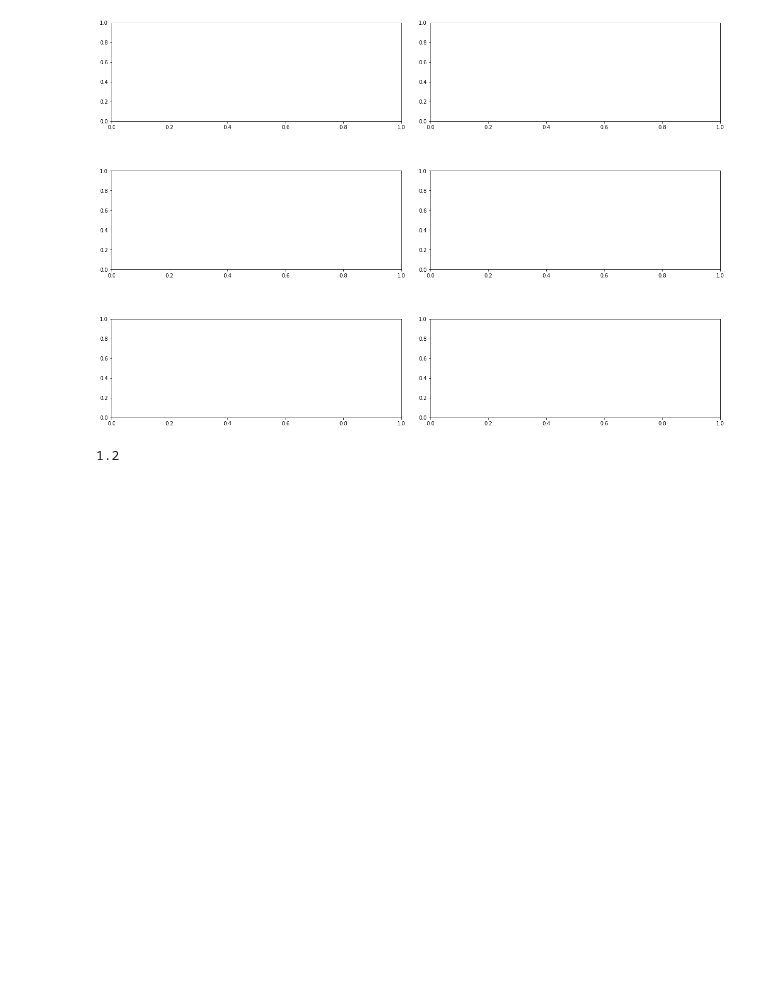
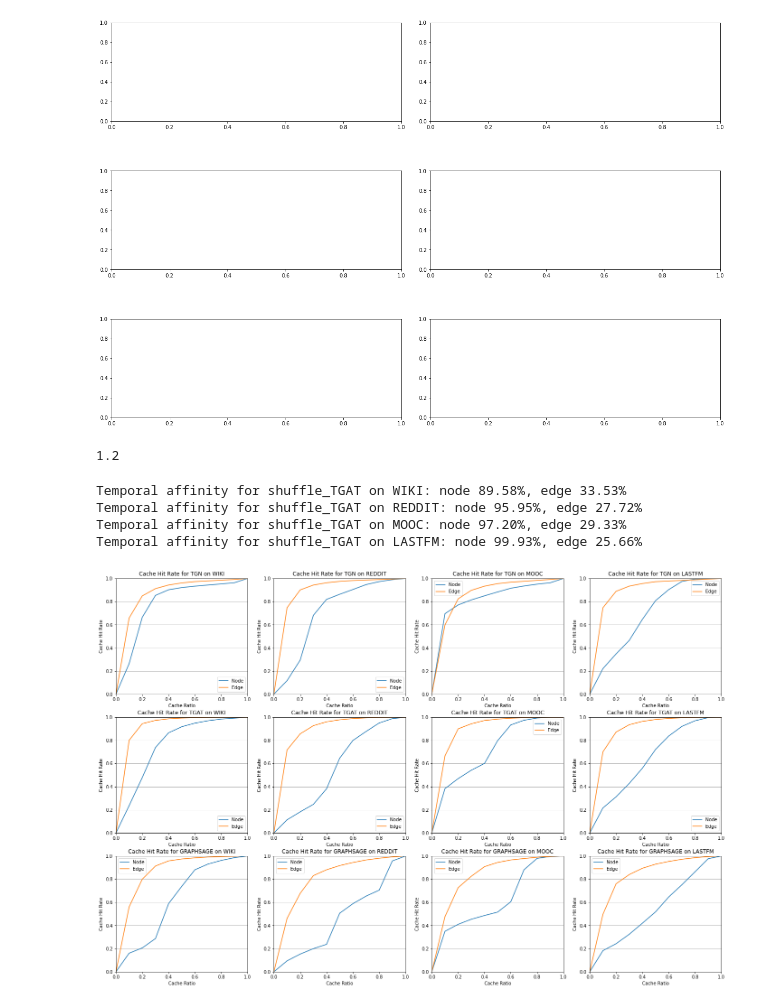
Before and after one commit to jasperzhong/GNNFlow, a Jupyter notebook: benchmarks/show_plots.ipynb, the cells around one changed output. Saved outputs shown, nothing was run; the diff lists cells and outputs as text; code cells hidden in the pictures; blank space fills up the shorter version.

```diff
--- a/benchmarks/show_plots.ipynb
+++ b/benchmarks/show_plots.ipynb
@@ -109,8 +115,9 @@ calculate_stack_distance(arr, np.unique(arr).shape[0])
 # %%
 import itertools
 import os
+import torch
 
-models = ['TGN', 'TGAT', 'GRAPHSAGE']
+models = ['shuffle_TGAT']
 datasets = ['WIKI', 'REDDIT', 'MOOC', 'LASTFM']
 
 param_space = itertools.product(
@@ -118,10 +125,63 @@ param_space = itertools.product(
 sub_dir = "tmp_res/"
 
 for param in param_space:
-    node_sequence = torch.load(sub_dir+"{}_{}_node_sequence.pt".format()).numpy()
-    edge_sequence = torch.load(sub_dir+"{}_{}_edge_sequence.pt".format()).numpy()
+    node_sequence = torch.load(sub_dir+"{}_{}_node_sequence.pt".format(*param))
+    edge_sequence = torch.load(sub_dir+"{}_{}_edge_sequence.pt".format(*param))
 
-    node_stack_distance = calculate_stack_distance(node_sequence, np.unique(node_sequence).shape[0])
-    edge_stack_distance = calculate_stack_distance(edge_sequence, np.unique(edge_sequence).shape[0])
+    node_stack_distance = calculate_stack_distance(node_sequence.tolist(), np.unique(node_sequence).shape[0])
+    edge_stack_distance = calculate_stack_distance(edge_sequence.tolist(), np.unique(edge_sequence).shape[0])
 
-    print("Node stack distance for {} on {}: {}".format(*param, node_stack_distance))
+    node_temporal_affinity = compute_affinity(node_stack_distance) * 100
+    edge_temporal_affinity = compute_affinity(edge_stack_distance) * 100
+
+    print("Temporal affinity for {} on {}: node {:.2f}%, edge {:.2f}%".format(
+        *param, node_temporal_affinity, edge_temporal_affinity))
+# %% [output]
+Temporal affinity for shuffle_TGAT on WIKI: node 89.58%, edge 33.53%
+Temporal affinity for shuffle_TGAT on REDDIT: node 95.95%, edge 27.72%
+Temporal affinity for shuffle_TGAT on MOOC: node 97.20%, edge 29.33%
+Temporal affinity for shuffle_TGAT on LASTFM: node 99.93%, edge 25.66%
+# %%
+import itertools
+import os
+import numpy as np
+import matplotlib.pyplot as plt
+
+models = ['TGN', 'TGAT', 'GRAPHSAGE', 'shuffle_GRAPHSAGE']
+datasets = ['WIKI', 'REDDIT', 'MOOC', 'LASTFM']
+cache_ratio = np.arange(0, 1.1, 0.1)
+
+fig, axes = plt.subplots(len(models), len(datasets), figsize=(len(models)*8, len(datasets)*4))
+
+param_space = itertools.product(
+    models, datasets, cache_ratio)
+sub_dir = "tmp_res/cache_hit_rate_10epochs/"
+for i, model in enumerate(models):
+    for j, dataset in enumerate(datasets):
+        node_cache_hit_rate_list = []
+        edge_cache_hit_rate_list = []
+        for ratio in cache_ratio:
+            node_cache_hit_rate_list.append(float(np.load(
+                sub_dir+"cache_node_hit_ratio_{}_{}_LRUCache_{:.1f}.npy".format(model, dataset, ratio))))
+            edge_cache_hit_rate_list.append(float(np.load(
+                sub_dir+"cache_edge_hit_ratio_{}_{}_LRUCache_{:.1f}.npy".format(model, dataset, ratio))))
+
+            # print("Cache hit rate for {} on {}: node {:.2f}%, edge {:.2f}%".format(
+            #     model, dataset, node_cache_hit_rate_list[-1]*100, edge_cache_hit_rate_list[-1]*100))
+
+        node_cache_hit_rate_list[-1] = 1
+        edge_cache_hit_rate_list[-1] = 1
+        axes[i][j].plot(cache_ratio, node_cache_hit_rate_list, label='Node')
+        axes[i][j].plot(cache_ratio, edge_cache_hit_rate_list, label='Edge')
+        axes[i][j].set_xlabel('Cache Ratio')
+        axes[i][j].set_ylabel('Cache Hit Rate')
+        axes[i][j].set_title('Cache Hit Rate for {} on {}'.format(model, dataset))
+        axes[i][j].legend()
+        axes[i][j].grid(axis='y')
+        axes[i][j].set_xlim((0, 1))
+        axes[i][j].set_ylim((0, 1))
+
+
+plt.show()
+# %% [output]
+[figure, added]
```
Also changed, not shown: parts of 2 cells of this notebook, 8 other files.
